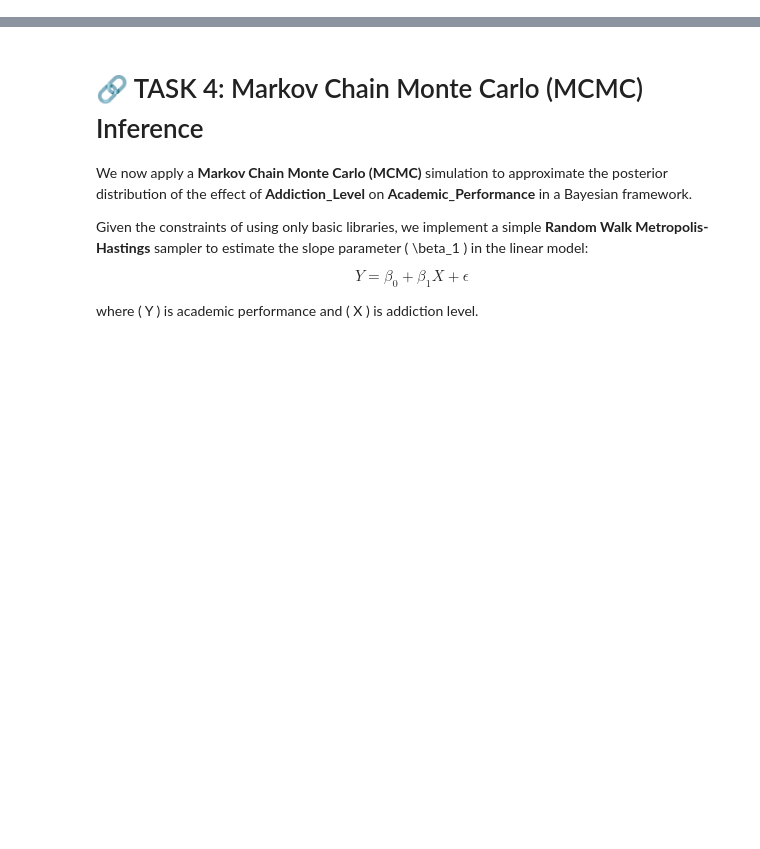
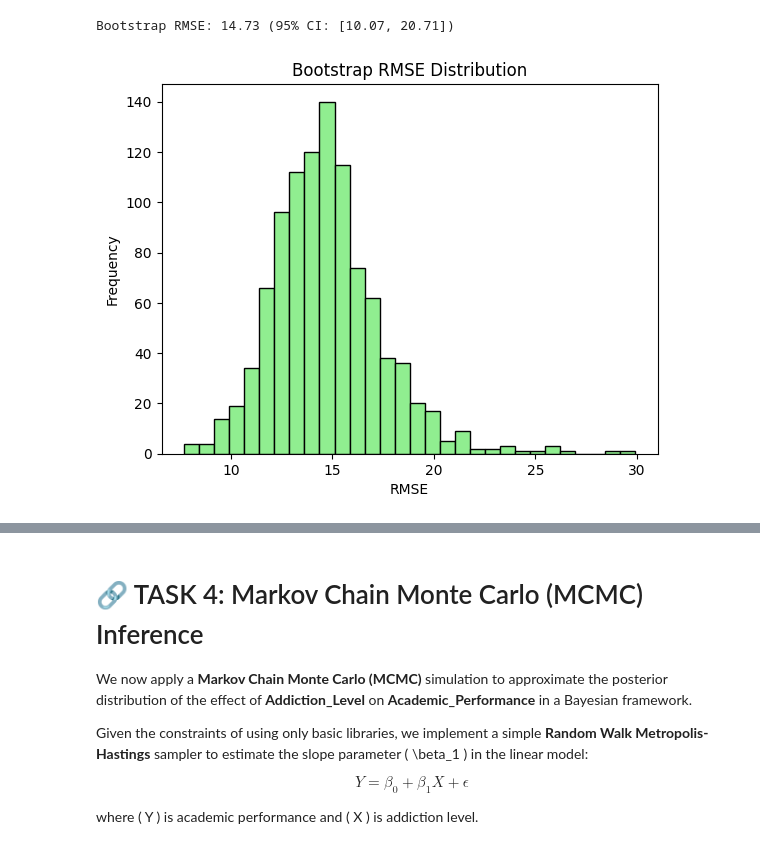
Before and after one commit to Monferium/APM1210, a Jupyter notebook: 2_Resampling_and_Inferential_Statistics.ipynb, the cells around one changed output, grey strips where cells are left out. Saved outputs shown, nothing was run; the diff lists cells and outputs as text; code cells hidden in the pictures; blank space fills up the shorter version.

```diff
--- a/2_Resampling_and_Inferential_Statistics.ipynb
+++ b/2_Resampling_and_Inferential_Statistics.ipynb
@@ -202,0 +134,18 @@ The permutation test provides a non-parametric p-value to assess whether the obs
+# %%
+jack_slopes = []
+
+for i in range(30):
+    jack_sample = df30.drop(i)
+    Xj = sm.add_constant(jack_sample[['Sleep_Hours', 'Exercise_Hours', 'Self_Esteem', 'Addiction_Level']])
+    yj = jack_sample['Academic_Performance']
+    jack_model = sm.OLS(yj, Xj).fit()
+    jack_slopes.append(jack_model.params['Addiction_Level'])
+
+jack_slopes = np.array(jack_slopes)
+jack_mean = np.mean(jack_slopes)
+jack_bias = (29)*(jack_mean - theoretical_slope)
+jack_variance = (29/30)*np.sum((jack_slopes - jack_mean)**2)
+
+print(f"Jackknife mean: {jack_mean:.4f}")
+print(f"Jackknife bias: {jack_bias:.4f}")
+print(f"Jackknife variance: {jack_variance:.6f}")
@@ -202,0 +160,32 @@ The permutation test provides a non-parametric p-value to assess whether the obs
+# %%
+from sklearn.metrics import mean_squared_error
+
+rmse_boot = []
+
+for _ in range(1000):
+    train = df30.sample(frac=0.8, replace=True)
+    test = df30.drop(train.index)
+
+    X_train = sm.add_constant(train[['Sleep_Hours', 'Exercise_Hours', 'Self_Esteem', 'Addiction_Level']])
+    y_train = train['Academic_Performance']
+    X_test = sm.add_constant(test[['Sleep_Hours', 'Exercise_Hours', 'Self_Esteem', 'Addiction_Level']])
+    y_test = test['Academic_Performance']
+
+    model_resample = sm.OLS(y_train, X_train).fit()
+    preds = model_resample.predict(X_test)
+    rmse = np.sqrt(mean_squared_error(y_test, preds))
+    rmse_boot.append(rmse)
+
+rmse_mean = np.mean(rmse_boot)
+rmse_ci = np.percentile(rmse_boot, [2.5, 97.5])
+
+print(f"Bootstrap RMSE: {rmse_mean:.2f} (95% CI: [{rmse_ci[0]:.2f}, {rmse_ci[1]:.2f}])")
+
+plt.hist(rmse_boot, bins=30, color='lightgreen', edgecolor='k')
+plt.title("Bootstrap RMSE Distribution")
+plt.xlabel("RMSE")
+plt.ylabel("Frequency")
+plt.show()
+# %% [output]
+Bootstrap RMSE: 14.73 (95% CI: [10.07, 20.71])
+[figure, added]
```
Also changed, not shown: parts of 35 cells of this notebook.
